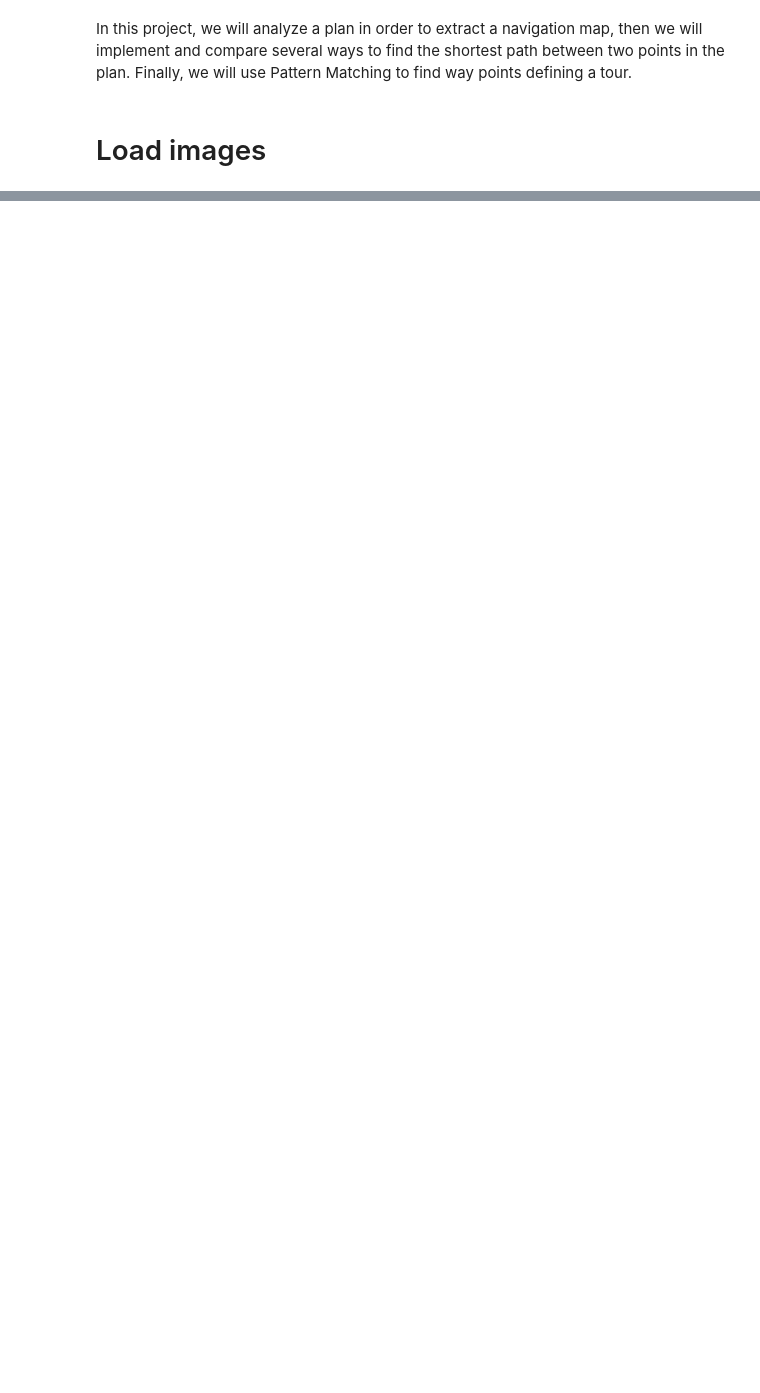
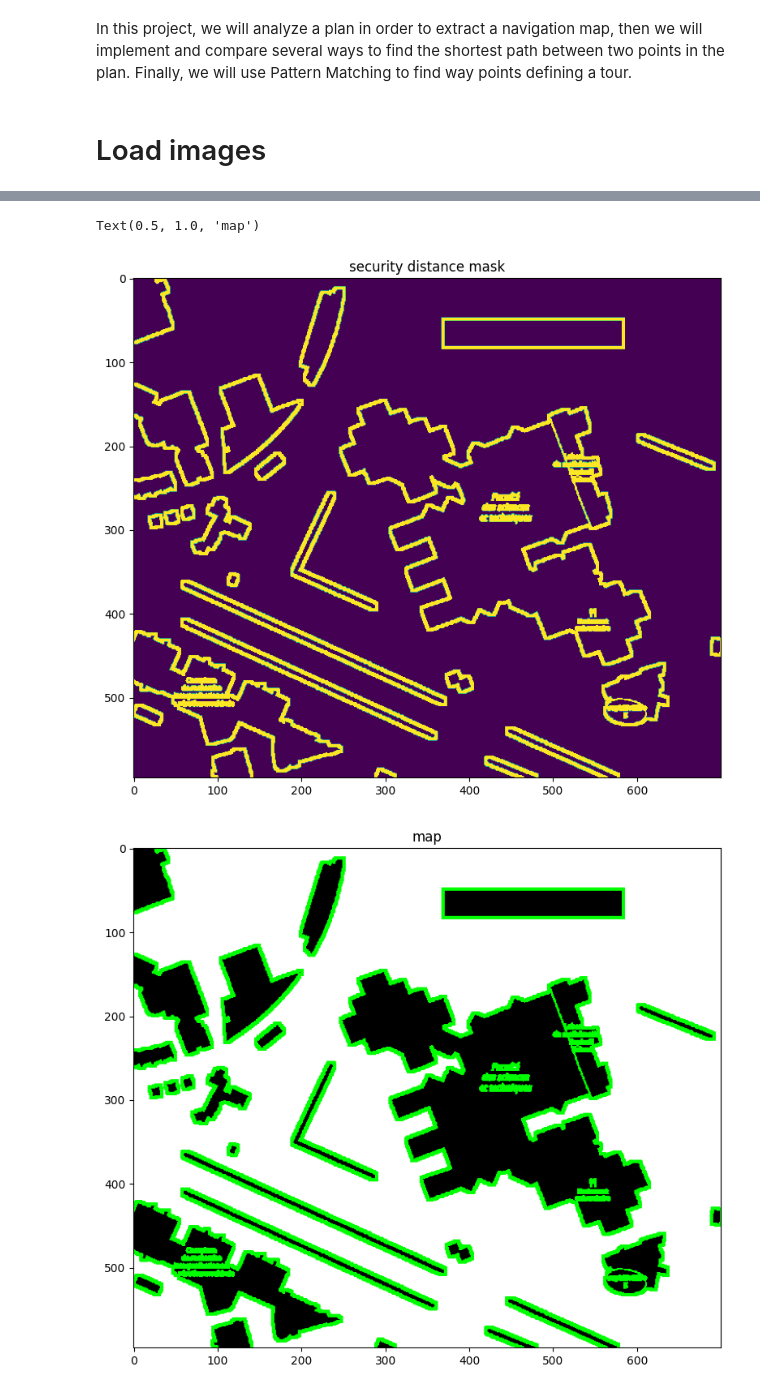
Before and after one commit to ba-talibe/TP_Image_Processing, a Jupyter notebook: Path Finding/path_finding.ipynb, the cells around one changed output, grey strips where cells are left out. Drawn from its saved outputs; the diff is of its cells as text; code cells hidden in the pictures; blank space fills up the shorter version.

```diff
--- a/Path Finding/path_finding.ipynb
+++ b/Path Finding/path_finding.ipynb
@@ -49,0 +52,22 @@ Text(0.5, 1.0, 'thresholded_map')
+# %%
+mask = np.all(outdor_map == wall_threshold, axis=-1)
+mask = mask.astype(np.int8)*255
+
+structurant = cv2.getStructuringElement(cv2.MORPH_RECT, (9, 9))
+
+eroded_mask = cv2.dilate(mask, kernel=structurant)
+security_distance = eroded_mask & ~mask
+
+
+plt.figure(figsize=(10, 8))
+plt.imshow(security_distance)
+plt.title("security distance mask")
+
+thresholded_map[security_distance == 255] = [0, 255, 0]
+plt.figure(figsize=(10, 8))
+plt.imshow(thresholded_map)
+plt.title("map")
+# %% [output]
+Text(0.5, 1.0, 'map')
+[figure, added]
+[figure, added]
```
Also changed, not shown: parts of 17 cells of this notebook.
